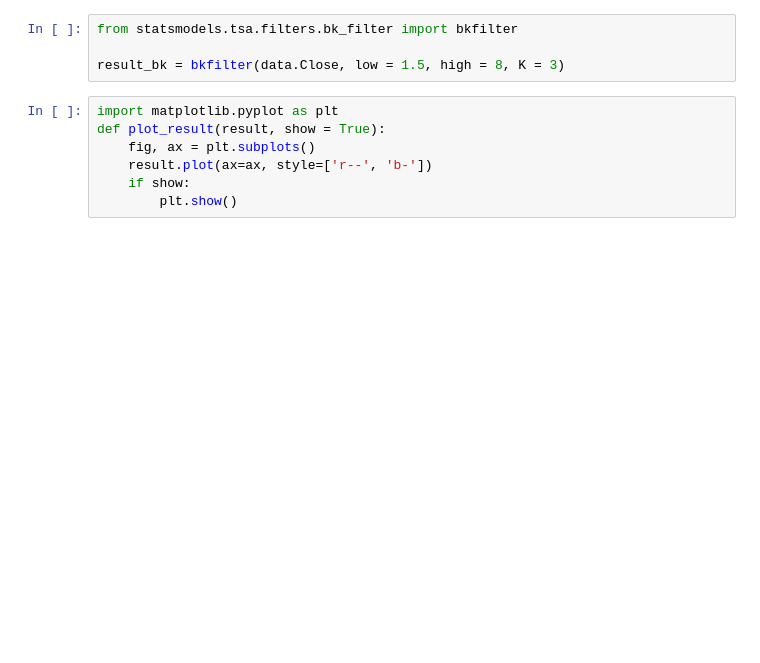
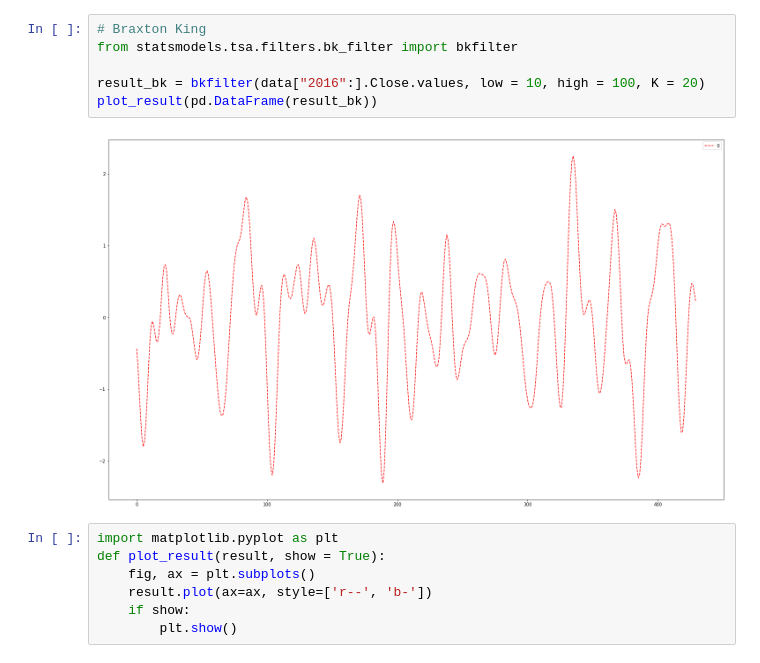
Before and after one commit to Turing-Machines-PESU/stock_market_analysis, a Jupyter notebook: Dickey Fuller Test and Filters.ipynb, the cells around one changed output. Saved outputs shown, nothing was run; the diff lists cells and outputs as text; blank space fills up the shorter version.

```diff
--- a/Dickey Fuller Test and Filters.ipynb
+++ b/Dickey Fuller Test and Filters.ipynb
@@ -32,7 +45,11 @@ print(result)
 # %%
+# Braxton King
 from statsmodels.tsa.filters.bk_filter import bkfilter
 
-result_bk = bkfilter(data.Close, low = 1.5, high = 8, K = 3)
+result_bk = bkfilter(data["2016":].Close.values, low = 10, high = 100, K = 20)
+plot_result(pd.DataFrame(result_bk))
+# %% [output]
+[figure, added]
 # %%
 import matplotlib.pyplot as plt
 def plot_result(result, show = True):
```
Also changed, not shown: parts of 18 cells of this notebook, 2 other files.
